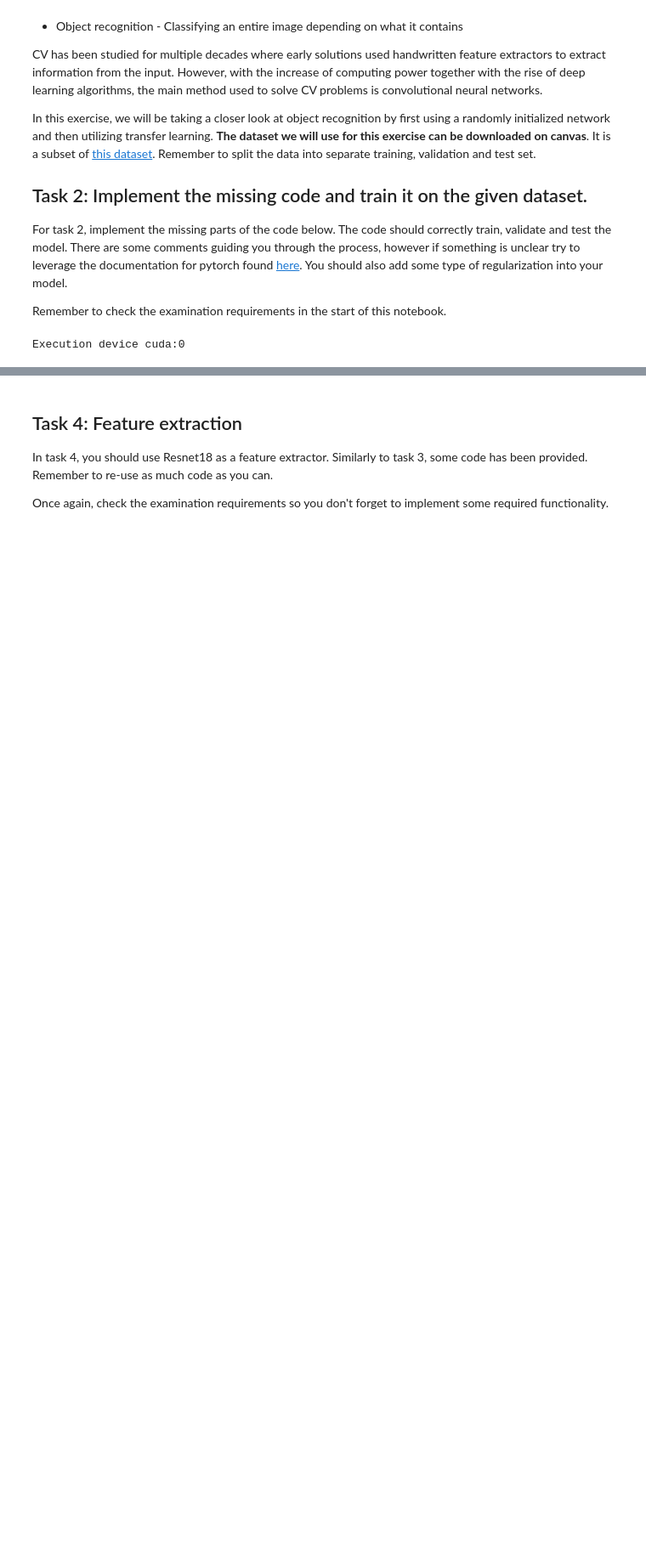
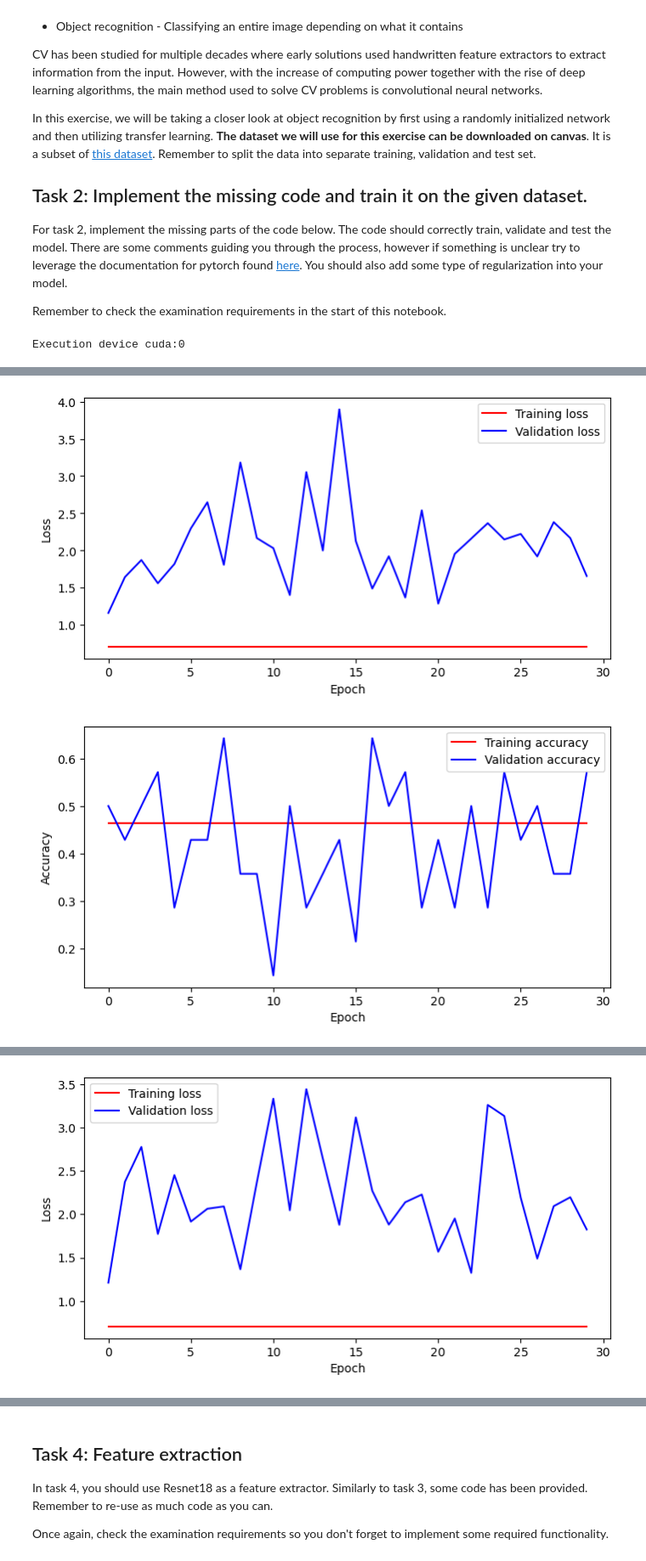
Before and after one commit to RogerJL/LTU, a Jupyter notebook: ANN/ANN-Exercise-3.ipynb, the cells around one changed output, grey strips where cells are left out. Shown: that part at 85% size. Drawn from its saved outputs; the diff is of its cells as text; code cells hidden in the pictures; blank space fills up the shorter version.

```diff
--- a/ANN/ANN-Exercise-3.ipynb
+++ b/ANN/ANN-Exercise-3.ipynb
@@ -316,14 +341,2 @@ In task 3 you should fine-tune Resnet18 to the small dataset which is provided a
 
 Remember to check the examination requirements at the start of this notebook.
-# %%
-# Fine-tune a model to the dataset
-# We use resnet18 as the model.
-model_ft = models.resnet18(pretrained=True)
-
-# Do the things required for fine-tuning before training the model
-
-# Train the model
-trained_model_ft = train_model(model_ft, criterion_ft, optimizer_ft, train_loader, val_loader, epochs)
-
-# Test the model
-tested_model = ....
@@ -329,0 +474,51 @@ tested_model = ....
+# %%
+
+epochs = 30
+
+model_ft = models.resnet18(pretrained=True)
+model_ft.fc = nn.Dropout(1, inplace=False)
+model_ft = nn.Sequential(
+    model_ft,
+    nn.Linear(in_features=512, out_features=2)
+)
+model_ft.to(device)
+
+print(model_ft)
+# Do the things required for fine-tuning before training the model
+loss_ft = torch.nn.BCEWithLogitsLoss().to(device)
+def criterion_ft(y_est, y_true):
+    y_true = nn.functional.one_hot(y_true.long(), num_classes=2)[0].float()
+    result = loss_ft(y_est,
+                     y_true) # What function to use to calculate the loss given the prediction and labels
+    return result
+
+#optimizer = torch.optim.Adam(model_ft.parameters(), lr=1) #, weight_decay=7e-5)
+#optimizer = torch.optim.SGD(model_ft.parameters(), lr=1e-3, weight_decay=7e-5)
+
+# Train the model
+#trained_model_ft, loss = train_model(model_ft, criterion_ft, optimizer, train_loader, validate_loader, epochs)
+
+def objective(trial):
+    seed = trial.suggest_int('seed', 40, 45)
+    lr = trial.suggest_float('lr', 1e-8, 1e-3, log=True)
+    weight_decay = trial.suggest_float('weight_decay', 1e-5, 1, log=True)
+    optimizer_fn = optimizer_dict[trial.suggest_categorical("optimizer", ["SGD", "Adam"])]
+    optimizer = optimizer_fn(model_ft.parameters(), lr=lr, weight_decay=weight_decay)
+
+    # Train the model
+    torch.manual_seed(seed)
+
+    trained_model_ft, loss = train_model(copy.deepcopy(model_ft), criterion_ft, optimizer, train_loader, validate_loader, epochs)
+    confusion_matrix, test_loss = evaluate_model(trained_model_ft, criterion_ft, test_loader)
+    print(confusion_matrix, test_loss)
+    return 100 - 100 * float(sum(torch.diagonal(confusion_matrix, 0)) / torch.sum(confusion_matrix))
+
+study = optuna.create_study()
+study.optimize(objective, n_trials=2)
+print(study.best_params)
+
+# Test the model
+confusion_matrix, test_loss = evaluate_model(trained_model_ft, criterion_ft, test_loader)
+print(confusion_matrix, test_loss)
+print(f"Test {100 * float(sum(torch.diagonal(confusion_matrix, 0)) / torch.sum(confusion_matrix)):.1f}%, loss={test_loss}")
+# %% [output]
@@ -329,0 +543,2 @@ tested_model = ....
+[figure, added]
+[figure, added]
@@ -329,0 +563 @@ tested_model = ....
+[figure, added]
```
Also changed, not shown: parts of 12 cells of this notebook, 1 other file.
